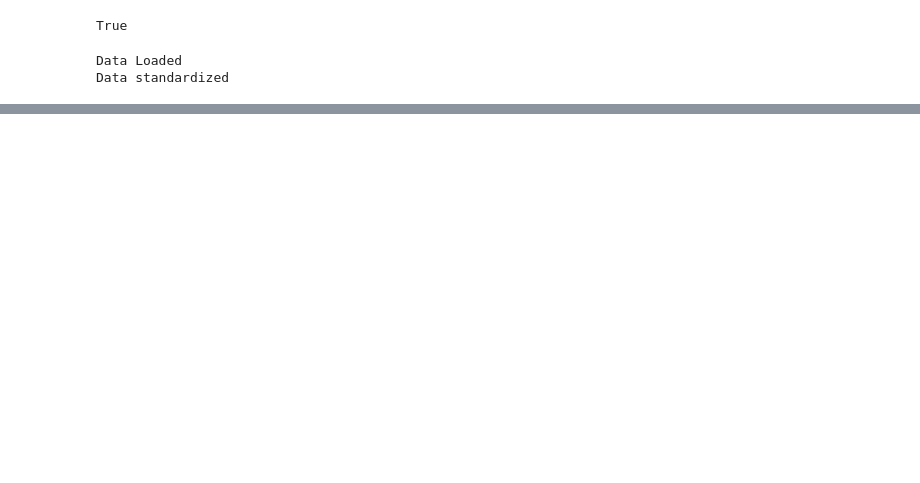
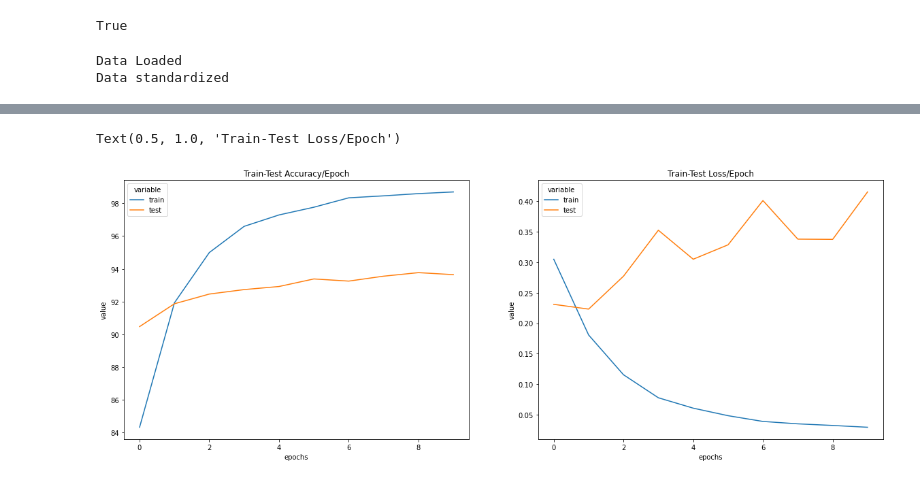
Before and after one commit to arthurviens/protein_function_prediction, a Jupyter notebook: MLPClassifier.ipynb, the cells around one changed output, grey strips where cells are left out. Cells and saved outputs as stored; diff of their text form; code cells hidden in the pictures; blank space fills up the shorter version.

Commit message:
Ajout train/test score graphics

```diff
--- a/MLPClassifier.ipynb
+++ b/MLPClassifier.ipynb
@@ -81,7 +81,7 @@ class Data_Loaders():
 
         self.test_loader = DataLoader(self.test_set, batch_size=1)
 # %%
-dataset = Data_Loaders(20, scaling=True, weighting=False)
+dataset = Data_Loaders(64, scaling=True, weighting=False)
 # %% [output]
 Data Loaded
 Data standardized
@@ -161,5 +177,7 @@ criterion = nn.BCELoss()
 # %%
-epochs=10
+import warnings
+warnings.filterwarnings("ignore", category=UserWarning)
+
 for epoch in range(epochs):
     loss = 0
     epoch_acc = 0
@@ -193,7 +211,33 @@ for epoch in range(epochs):
     # compute the epoch training loss
     epoch_loss = loss / len(dataset.train_loader)
     epoch_acc = epoch_acc / len(dataset.train_loader)
+    accuracy_stats["train"].append(epoch_acc)
+    loss_stats["train"].append(epoch_loss)
+
+    # VALIDATION
+    with torch.no_grad():
+
+        test_epoch_loss = 0
+        test_epoch_acc = 0
+
+        model.eval()
+        for X_test_batch, y_test_batch in dataset.test_loader:
+            X_test_batch, y_test_batch = X_test_batch.to(device), y_test_batch.to(device)
+
+            y_test_pred = model(X_test_batch)
+
+            test_loss = criterion(y_test_pred, y_test_batch)
+            test_acc = binary_acc(y_test_pred, y_test_batch)
+
+            test_epoch_loss += test_loss.item()
+            test_epoch_acc += test_acc.item()
+        accuracy_stats["test"].append(test_epoch_acc / len(dataset.test_loader))
+        loss_stats["test"].append(test_epoch_loss / len(dataset.test_loader))
 
     # display the epoch training loss
-    print(f'Epoch {epoch+0:03}: | Loss: {epoch_loss:.5f} | Acc: {epoch_acc:.3f}')
+    print(f'Epoch {epoch+0:03}: | Train Loss: {epoch_loss:.5f} | Train Acc: {epoch_acc:.3f} \
+        | Test Loss: {(test_epoch_loss / len(dataset.test_loader)):.5f}| Test Acc: {(test_epoch_acc / len(dataset.test_loader)):.3f}')
+
+
+warnings.filterwarnings("default", category=UserWarning)
 # %% [output]
@@ -210,3 +254,15 @@ Epoch 009: | Loss: 0.02414 | Acc: 98.934
+# %%
+import seaborn as sns
+# Create dataframes
+train_test_acc_df = pd.DataFrame.from_dict(accuracy_stats).reset_index().melt(id_vars=['index']).rename(columns={"index":"epochs"})
+train_test_loss_df = pd.DataFrame.from_dict(loss_stats).reset_index().melt(id_vars=['index']).rename(columns={"index":"epochs"})
+# Plot the dataframes
+fig, axes = plt.subplots(nrows=1, ncols=2, figsize=(20,7))
+sns.lineplot(data=train_test_acc_df, x = "epochs", y="value", hue="variable",  ax=axes[0]).set_title('Train-Test Accuracy/Epoch')
+sns.lineplot(data=train_test_loss_df, x = "epochs", y="value", hue="variable", ax=axes[1]).set_title('Train-Test Loss/Epoch')
+# %% [output]
+Text(0.5, 1.0, 'Train-Test Loss/Epoch')
+[figure, added]
 # %%
 from sklearn.metrics import confusion_matrix
 
```
Also changed, not shown: parts of 4 cells of this notebook.
